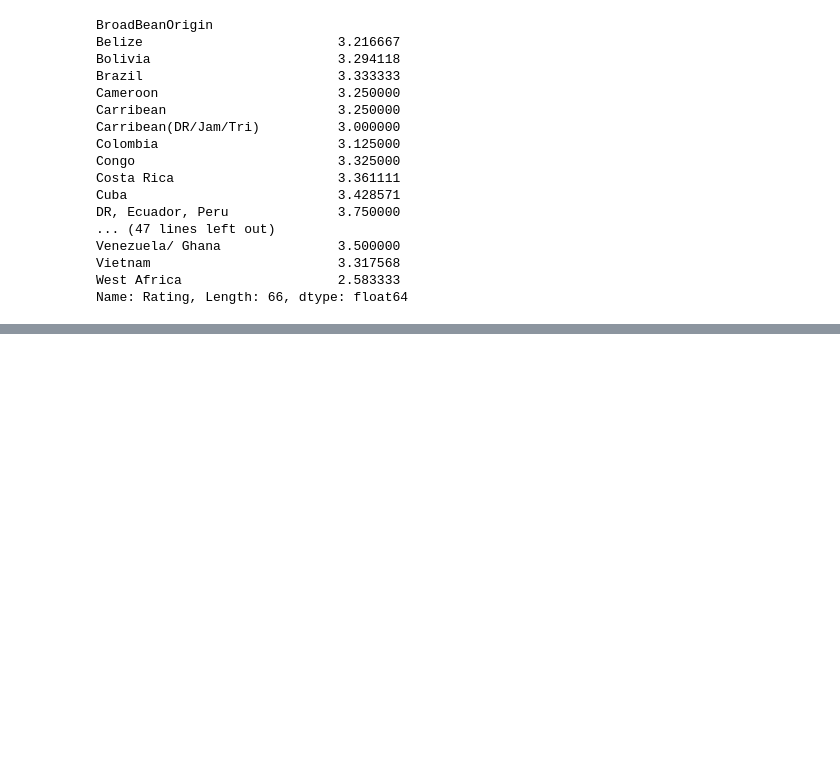
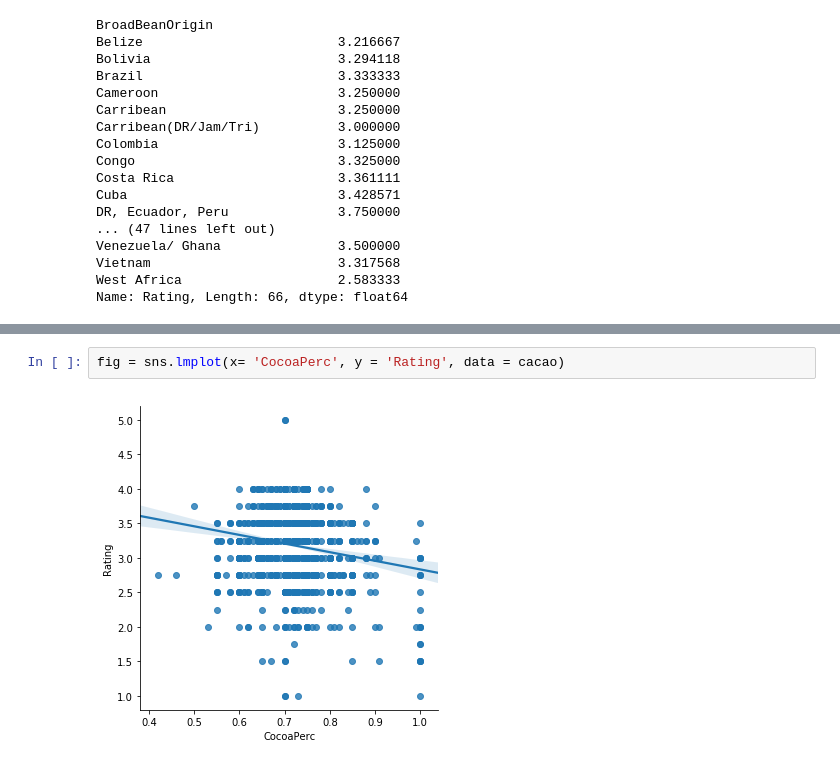
Before and after one commit to MissManaphy/HW3-Final-Project, a Jupyter notebook: FinalProjectCacao.ipynb, the cells around one changed output, grey strips where cells are left out. Saved outputs shown, nothing was run; the diff lists cells and outputs as text; blank space fills up the shorter version.

```diff
--- a/FinalProjectCacao.ipynb
+++ b/FinalProjectCacao.ipynb
@@ -192 +202,5 @@ with_both
 884 rows × 5 columns
+# %%
+fig = sns.lmplot(x= 'CocoaPerc', y = 'Rating', data = cacao)
+# %% [output]
+[figure, added]
```
Also changed, not shown: parts of 9 cells of this notebook, 1 other file.
